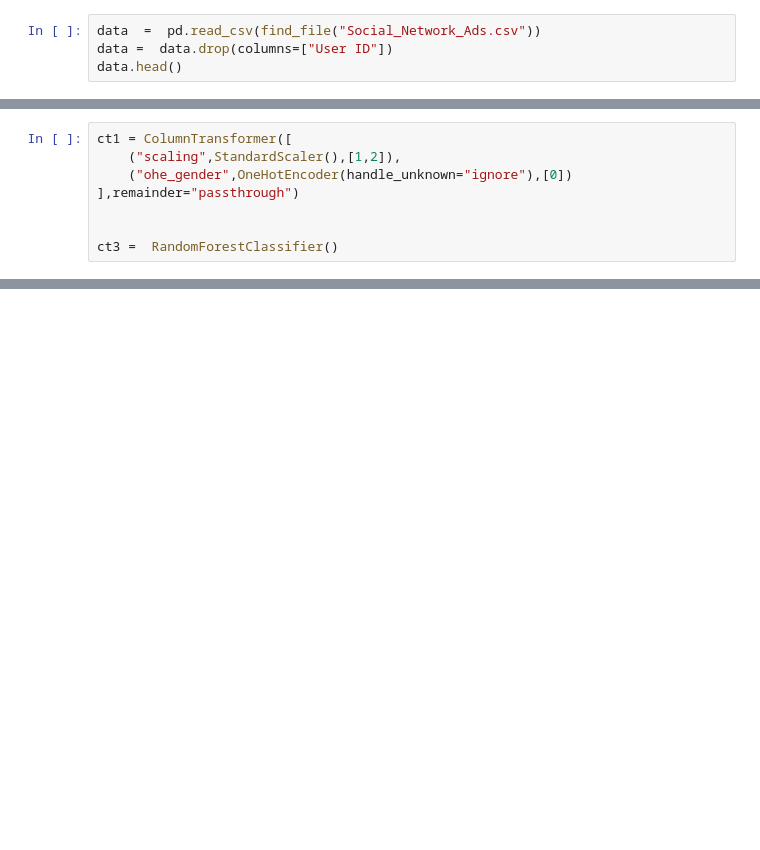
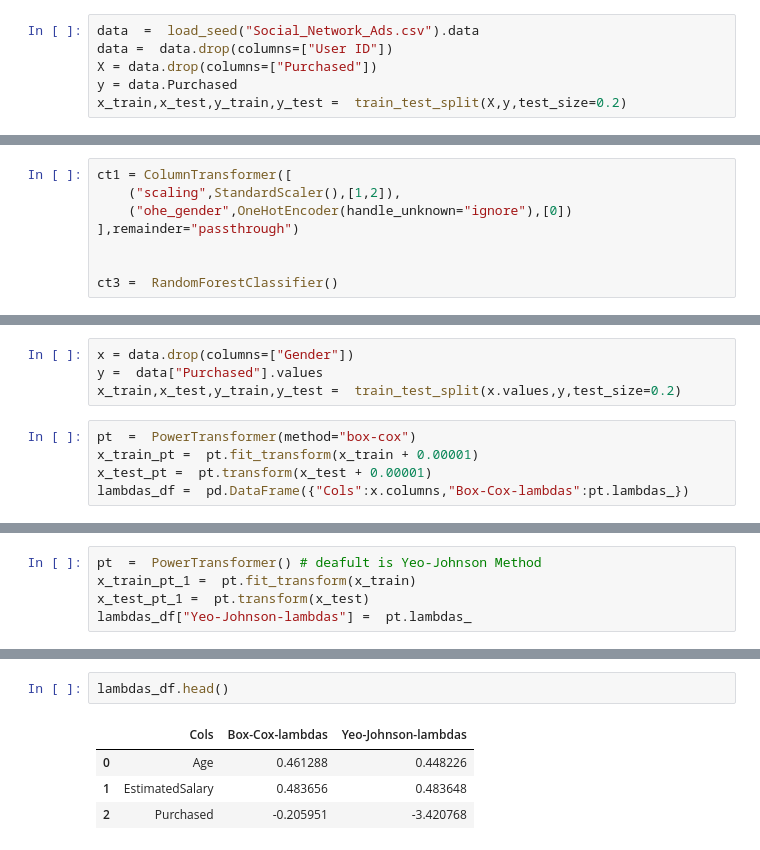
Before and after one commit to Rishabh-creator601/Machine_Learning_rock, a Jupyter notebook: feature_engineering/transformations.ipynb, the cells around one changed output, grey strips where cells are left out. Drawn from its saved outputs; the diff is of its cells as text; blank space fills up the shorter version.

```diff
--- a/feature_engineering/transformations.ipynb
+++ b/feature_engineering/transformations.ipynb
@@ -61,5 +71,7 @@ x_train_ct.shape
 # %%
-data  =  pd.read_csv(find_file("Social_Network_Ads.csv"))
+data  =  load_seed("Social_Network_Ads.csv").data
 data =  data.drop(columns=["User ID"])
-data.head()
+X = data.drop(columns=["Purchased"])
+y = data.Purchased
+x_train,x_test,y_train,y_test =  train_test_split(X,y,test_size=0.2)
 # %% [output]
@@ -115,0 +140,9 @@ pipe.score(x_test,y_test)
+# %%
+x = data.drop(columns=["Gender"])
+y =  data["Purchased"].values
+x_train,x_test,y_train,y_test =  train_test_split(x.values,y,test_size=0.2)
+# %%
+pt  =  PowerTransformer(method="box-cox")
+x_train_pt =  pt.fit_transform(x_train + 0.00001)
+x_test_pt =  pt.transform(x_test + 0.00001)
+lambdas_df =  pd.DataFrame({"Cols":x.columns,"Box-Cox-lambdas":pt.lambdas_})
@@ -115,0 +165,5 @@ pipe.score(x_test,y_test)
+# %%
+pt  =  PowerTransformer() # deafult is Yeo-Johnson Method
+x_train_pt_1 =  pt.fit_transform(x_train)
+x_test_pt_1 =  pt.transform(x_test)
+lambdas_df["Yeo-Johnson-lambdas"] =  pt.lambdas_
@@ -115,0 +184,7 @@ pipe.score(x_test,y_test)
+# %%
+lambdas_df.head()
+# %% [output]
+|  | Cols | Box-Cox-lambdas | Yeo-Johnson-lambdas |
+| 0 | Age | 0.461288 | 0.448226 |
+| 1 | EstimatedSalary | 0.483656 | 0.483648 |
+| 2 | Purchased | -0.205951 | -3.420768 |
```
Also changed, not shown: parts of 35 cells of this notebook, 3 other files.
